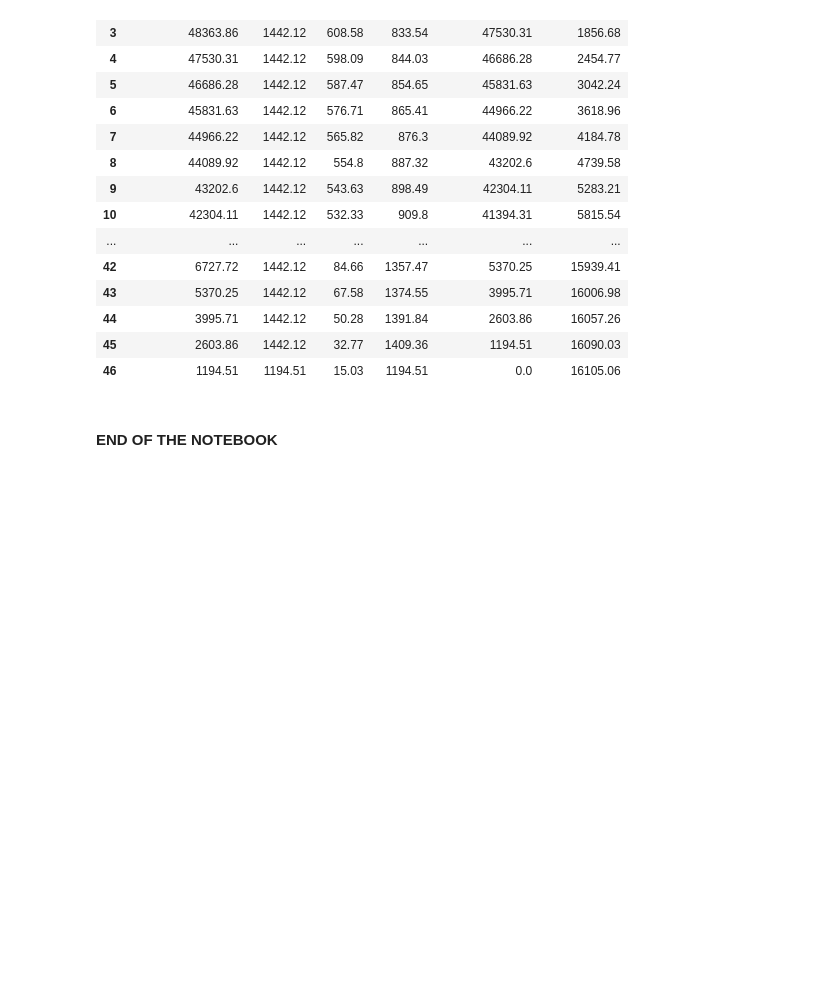
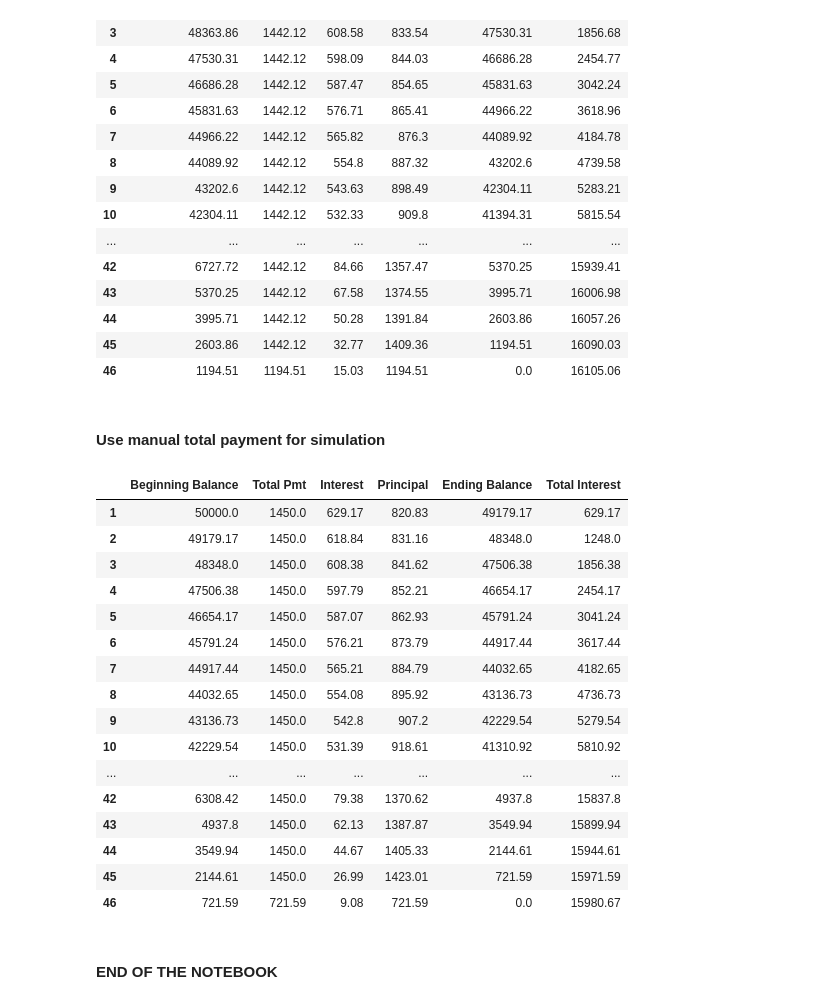
Before and after one commit to jshinm/mortgage_analysis, a Jupyter notebook: loan_payment_schedule.ipynb, the cells around one changed output. Saved outputs shown, nothing was run; the diff lists cells and outputs as text; code cells hidden in the pictures; blank space fills up the shorter version.

Commit message:
Add manual total payment argument

```diff
--- a/loan_payment_schedule.ipynb
+++ b/loan_payment_schedule.ipynb
@@ -26,18 +26,18 @@ def calculate_snapshot_monthly(P, r, n):
 
     return A
 
-def find_optimal_schedule(P,r,n,test_range):
+def find_optimal_schedule(P,r,n,test_range,M=None):
     cols = ['Additive Down', 'Total Payment Schedule', 'Total Interest Paid']
     df = pd.DataFrame(columns=cols)
 
     for rng in test_range:
-        total_schedule, total_interest = generate_amortization_table(P=P, r=r, n=n, additive=rng, return_range=True)
+        total_schedule, total_interest = generate_amortization_table(P=P, r=r, n=n, M=M, additive=rng, return_range=True)
         df = pd.concat([df, pd.DataFrame([rng, total_schedule, total_interest], index=cols).T])
 
     df.reset_index(drop=True, inplace=True)
     return df
 
-def generate_amortization_table(P,r,n,additive=0,return_range=False):
+def generate_amortization_table(P,r,n,M=None,additive=0,return_range=False):
     '''Generate complete amortization schedule
 
     P (int): initial principal
@@ -47,7 +47,8 @@ def generate_amortization_table(P,r,n,additive=0,return_range=False):
     '''
     cols = ['Beginning Balance', 'Total Pmt', 'Interest', 'Principal', 'Ending Balance', 'Total Interest']
     df = pd.DataFrame(columns=cols)
-    M = calculate_snapshot_monthly(P=P, r=r, n=n)+additive #monthly total (this is constant)
+    if not M:
+        M = calculate_snapshot_monthly(P=P, r=r, n=n)+additive #monthly total (this is constant)
     TI = 0
 
     for i in range(n):
@@ -125,5 +126,27 @@ generate_amortization_table(P=LOAN_AMT, r=APR, n=LOAN_TERM, additive=250)#.Princ
 | 44 | 3995.71 | 1442.12 | 50.28 | 1391.84 | 2603.86 | 16057.26 |
 | 45 | 2603.86 | 1442.12 | 32.77 | 1409.36 | 1194.51 | 16090.03 |
 | 46 | 1194.51 | 1194.51 | 15.03 | 1194.51 | 0.0 | 16105.06 |
+# %% [markdown]
+#### Use manual total payment for simulation
+# %%
+generate_amortization_table(P=LOAN_AMT, r=APR, n=LOAN_TERM, M=1450, additive=0)#.Principal.sum()
+# %% [output]
+|  | Beginning Balance | Total Pmt | Interest | Principal | Ending Balance | Total Interest |
+| 1 | 50000.0 | 1450.0 | 629.17 | 820.83 | 49179.17 | 629.17 |
+| 2 | 49179.17 | 1450.0 | 618.84 | 831.16 | 48348.0 | 1248.0 |
+| 3 | 48348.0 | 1450.0 | 608.38 | 841.62 | 47506.38 | 1856.38 |
+| 4 | 47506.38 | 1450.0 | 597.79 | 852.21 | 46654.17 | 2454.17 |
+| 5 | 46654.17 | 1450.0 | 587.07 | 862.93 | 45791.24 | 3041.24 |
+| 6 | 45791.24 | 1450.0 | 576.21 | 873.79 | 44917.44 | 3617.44 |
+| 7 | 44917.44 | 1450.0 | 565.21 | 884.79 | 44032.65 | 4182.65 |
+| 8 | 44032.65 | 1450.0 | 554.08 | 895.92 | 43136.73 | 4736.73 |
+| 9 | 43136.73 | 1450.0 | 542.8 | 907.2 | 42229.54 | 5279.54 |
+| 10 | 42229.54 | 1450.0 | 531.39 | 918.61 | 41310.92 | 5810.92 |
+| ... | ... | ... | ... | ... | ... | ... |
+| 42 | 6308.42 | 1450.0 | 79.38 | 1370.62 | 4937.8 | 15837.8 |
+| 43 | 4937.8 | 1450.0 | 62.13 | 1387.87 | 3549.94 | 15899.94 |
+| 44 | 3549.94 | 1450.0 | 44.67 | 1405.33 | 2144.61 | 15944.61 |
+| 45 | 2144.61 | 1450.0 | 26.99 | 1423.01 | 721.59 | 15971.59 |
+| 46 | 721.59 | 721.59 | 9.08 | 721.59 | 0.0 | 15980.67 |
 # %% [markdown]
 #### END OF THE NOTEBOOK
```
